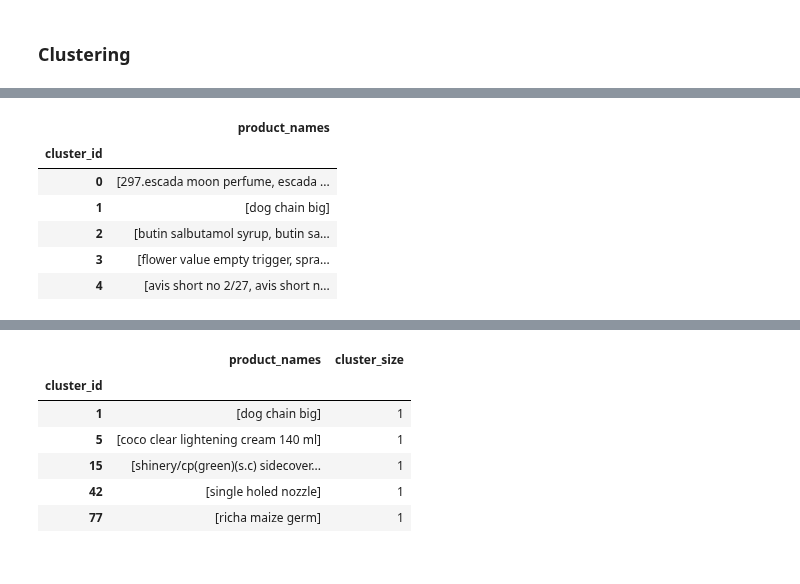
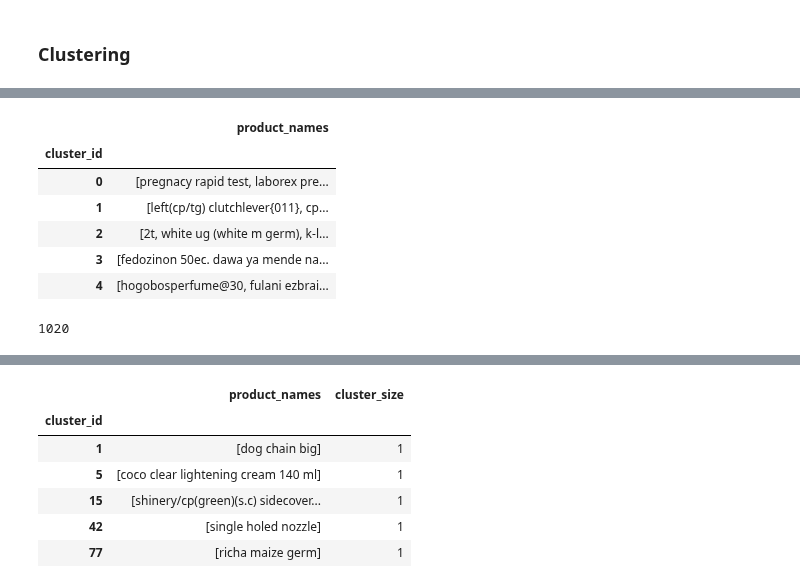
Before and after one commit to natbernard/Clustering-for-Product-Matching, a Jupyter notebook: models/model_v2/products_clustering.ipynb, the cells around one changed output, grey strips where cells are left out. Cells and saved outputs as stored; diff of their text form; code cells hidden in the pictures.

```diff
--- a/models/model_v2/products_clustering.ipynb
+++ b/models/model_v2/products_clustering.ipynb
@@ -64,3 +64,6 @@ len(unique_product_names)
 12543
 # %% [markdown]
 ### Clustering
+# %%
+sample_1 = unique_product_names[:1000]
+len(sample_1)
@@ -67,4 +72,4 @@ len(unique_product_names)
 # %%
 # vectorizing the product names
 vectorizer = TfidfVectorizer()
-tfidf_matrix = vectorizer.fit_transform(unique_product_names)
+tfidf_matrix_1 = vectorizer.fit_transform(sample_1)
@@ -71,27 +105,32 @@ tfidf_matrix = vectorizer.fit_transform(unique_product_names)
 # %%
 # clustering the data
-num_clusters = 1000
-kmeans = KMeans(n_clusters=num_clusters, random_state=42).fit(tfidf_matrix)
+num_clusters = 290
+kmeans = KMeans(n_clusters=num_clusters, random_state=42).fit(tfidf_matrix_1)
 labels = kmeans.labels_
 
 # creating a dataframe of the clusters
 cluster_to_name = {}
 for label in set(labels):
     indices = np.where(labels == label)[0]
     names = unique_product_names[indices].tolist()
     cluster_to_name[label] = names
 
 # viewing the clusters
 cluster_1_df = pd.DataFrame.from_dict(cluster_to_name.items())
 cluster_1_df.rename(columns={0: 'cluster_id', 1: 'product_names'}, inplace=True)
 cluster_1_df.set_index('cluster_id', inplace=True)
 pd.set_option('display.max_colwidth', None)
 cluster_1_df.head(5)
 # %% [output]
 |  | product_names |
 | cluster_id |  |
-| 0 | [297.escada moon perfume, escada ... |
-| 1 | [dog chain big] |
-| 2 | [butin salbutamol syrup, butin sa... |
-| 3 | [flower value empty trigger, spra... |
-| 4 | [avis short no 2/27, avis short n... |
+| 0 | [pregnacy rapid test, laborex pre... |
+| 1 | [left(cp/tg) clutchlever{011}, cp... |
+| 2 | [2t, white ug (white m germ), k-l... |
+| 3 | [fedozinon 50ec. dawa ya mende na... |
+| 4 | [hogobosperfume@30, fulani ezbrai... |
+# %%
+sample_2 = unique_product_names[:1020]
+len(sample_2)
+# %% [output]
+1020
```
Also changed, not shown: parts of 5 cells of this notebook, 1 other file.
